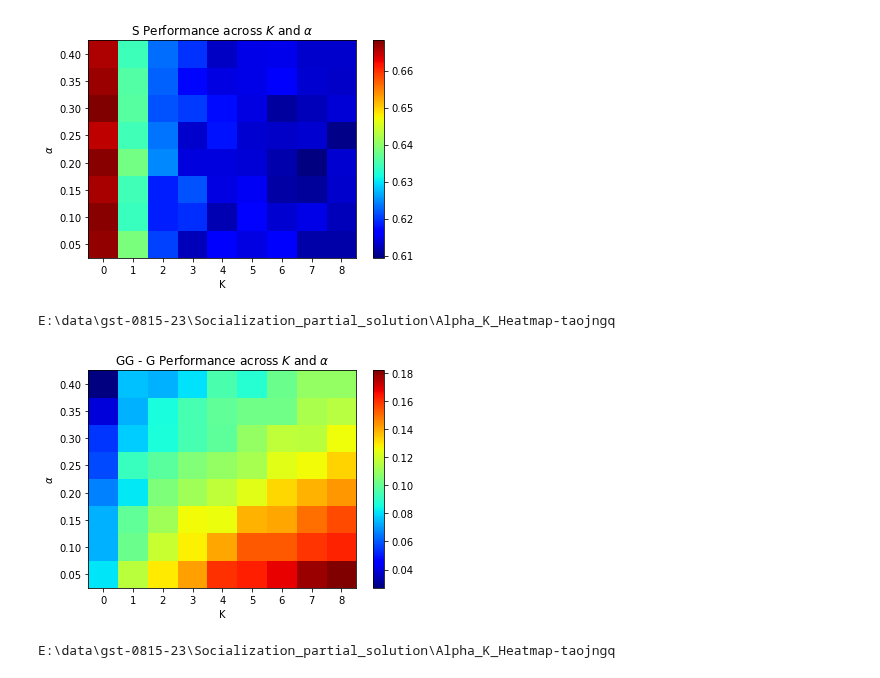
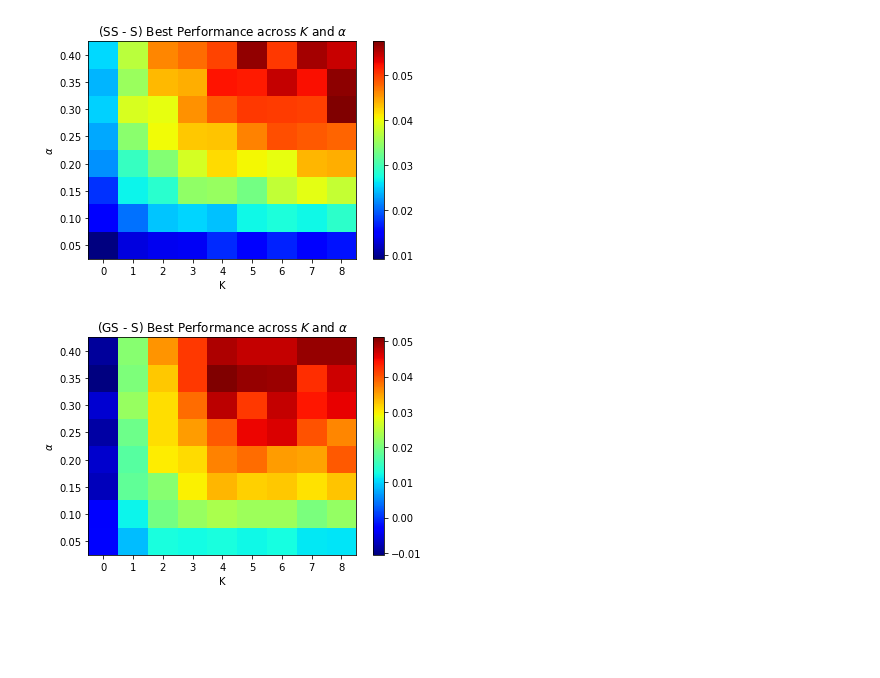
Before and after one commit to baldFemale/OpenInnovationFramework, a Jupyter notebook: Share/Alpha_K_Heatmap/Evaluator_Best_Performance.ipynb, the cells around one changed output. Drawn from its saved outputs; the diff is of its cells as text; code cells hidden in the pictures; blank space fills up the shorter version.

```diff
--- a/Share/Alpha_K_Heatmap/Evaluator_Best_Performance.ipynb
+++ b/Share/Alpha_K_Heatmap/Evaluator_Best_Performance.ipynb
@@ -150,7 +150,7 @@ for alpha in alpha_list:
     ss_variance_across_K_alpha.append(ss_variance)
 # %%
 # Baseline: independent search
-baseline_folder = r"E:\data\gst-0815-23\Socialization_partial_solution\Independent_Heatmap"
+baseline_folder = r"E:\data\gst-0815-23\Socialization_partial_solution\Independent_Heatmap_2"
 alpha_list = [0.05, 0.10, 0.15, 0.20, 0.25, 0.30, 0.35, 0.40]
 g_ave_performance_across_K_alpha, g_best_performance_across_K_alpha, g_variance_across_K_alpha = [], [], []
 s_ave_performance_across_K_alpha, s_best_performance_across_K_alpha, s_variance_across_K_alpha = [], [], []
@@ -190,0 +191,25 @@ print(s_ave_performance_across_K_alpha)
+# %%
+# heatmap figure to replace the 3D surface
+results_folder = r"E:\data\gst-0815-23\Socialization_partial_solution\Independent_Heatmap_2\Best_Results"
+import numpy as np
+import matplotlib.pyplot as plt
+K_list = [0, 1, 2, 3, 4, 5, 6, 7, 8]
+# Generate some sample data
+x = K_list
+y = alpha_list
+X, Y = np.meshgrid(x, y)     # Create a grid of x and y values
+gg_fitness_across_alpha = np.array(gg_best_performance_across_K_alpha)
+z = gg_fitness_across_alpha
+# Create the 2D color plot
+plt.pcolormesh(x, y, z, cmap='jet')
+plt.colorbar()  # Add a colorbar for reference
+
+# Set the axis labels and title
+plt.xlabel('K')
+plt.xticks(x)
+# plt.yticks(y)
+plt.ylabel('$\\alpha$')
+plt.title('GG Best Performance across $K$ and $\\alpha$')
+plt.savefig(results_folder + r"\GG_best_performance.png", transparent=True, dpi=300)
+# Display the plot
+plt.show()
@@ -329,8 +416,13 @@ K_list = [0, 1, 2, 3, 4, 5, 6, 7, 8]
 x = K_list
 y = alpha_list
 X, Y = np.meshgrid(x, y)     # Create a grid of x and y values
-s_fitness_across_alpha = np.array(s_ave_performance_across_K_alpha)
-z = s_fitness_across_alpha
+s_fitness_across_alpha = np.array(s_best_performance_across_K_alpha)
+ss_fitness_across_alpha = np.array(ss_best_performance_across_K_alpha)
+diff_ss_s_fitness = ss_fitness_across_alpha - s_fitness_across_alpha
+z = diff_ss_s_fitness
+# print(g_fitness_across_alpha[0])
+# print(gg_fitness_across_alpha[0])
+# print(diff_gg_g_fitness[0])
 # Create the 2D color plot
 plt.pcolormesh(x, y, z, cmap='jet')
 plt.colorbar()  # Add a colorbar for reference
@@ -340,44 +432,40 @@ plt.xlabel('K')
 plt.xticks(x)
 # plt.yticks(y)
 plt.ylabel('$\\alpha$')
-plt.title('S Performance across $K$ and $\\alpha$')
-plt.savefig(data_folder + r"\S_performance.png", transparent=True, dpi=300)
+plt.title('(SS - S) Best Performance across $K$ and $\\alpha$')
+plt.savefig(results_folder + r"\Diff_SS_S_best_performance.png", transparent=True, dpi=300)
 # Display the plot
 plt.show()
-print(data_folder)
 # %% [output]
-[figure, old version]
+[figure, new version]
-E:\data\gst-0815-23\Socialization_partial_solution\Alpha_K_Heatmap-taojngq
 # %%
-# GG - G
+# heatmap figure to replace the 3D surface
 import numpy as np
 import matplotlib.pyplot as plt
 K_list = [0, 1, 2, 3, 4, 5, 6, 7, 8]
 # Generate some sample data
 x = K_list
 y = alpha_list
 X, Y = np.meshgrid(x, y)     # Create a grid of x and y values
-g_fitness_across_alpha = np.array(g_ave_performance_across_K_alpha)
-gg_fitness_across_alpha = np.array(gg_ave_performance_across_K_alpha)
-diff_gg_g_fitness = gg_fitness_across_alpha - g_fitness_across_alpha
-z = diff_gg_g_fitness
+s_fitness_across_alpha = np.array(s_best_performance_across_K_alpha)
+gs_fitness_across_alpha = np.array(gs_best_performance_across_K_alpha)
+diff_gs_s_fitness = gs_fitness_across_alpha - s_fitness_across_alpha
+z = diff_gs_s_fitness
 # print(g_fitness_across_alpha[0])
 # print(gg_fitness_across_alpha[0])
 # print(diff_gg_g_fitness[0])
 # Create the 2D color plot
 plt.pcolormesh(x, y, z, cmap='jet')
 plt.colorbar()  # Add a colorbar for reference
 
 # Set the axis labels and title
 plt.xlabel('K')
 plt.xticks(x)
 # plt.yticks(y)
 plt.ylabel('$\\alpha$')
-plt.title('GG - G Performance across $K$ and $\\alpha$')
-plt.savefig(data_folder + r"\Diff_GG_G_performance.png", transparent=True, dpi=300)
+plt.title('(GS - S) Best Performance across $K$ and $\\alpha$')
+plt.savefig(results_folder + r"\Diff_GS_S_best_performance.png", transparent=True, dpi=300)
 # Display the plot
 plt.show()
-print(data_folder)
 # %% [output]
-[figure, old version]
+[figure, new version]
-E:\data\gst-0815-23\Socialization_partial_solution\Alpha_K_Heatmap-taojngq
```
Also changed, not shown: parts of 13 cells of this notebook, 14 other files.
